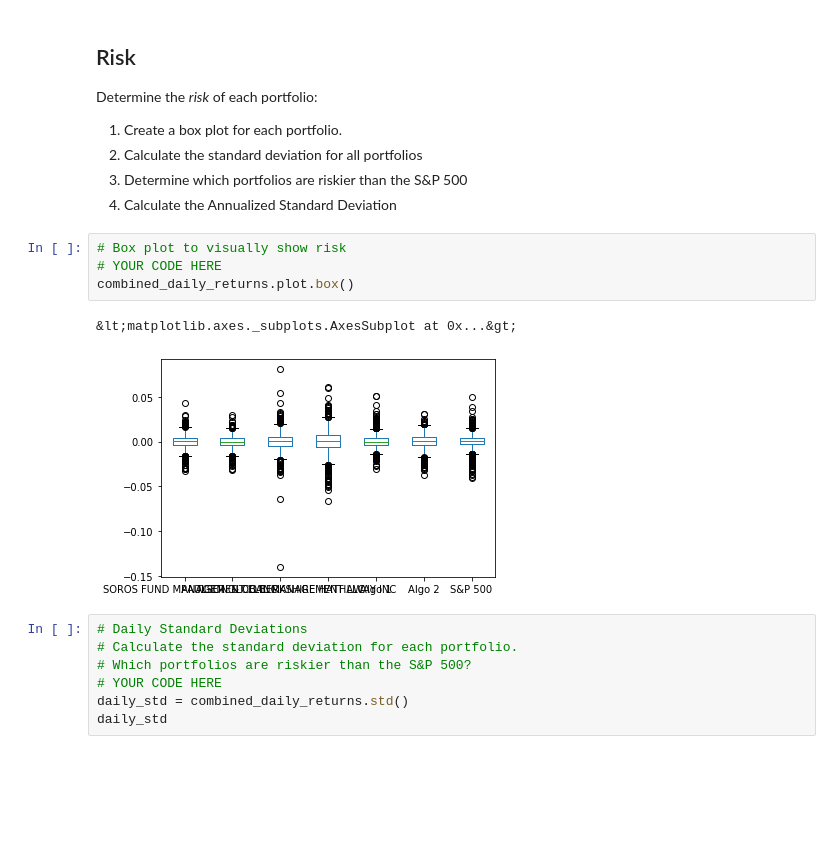
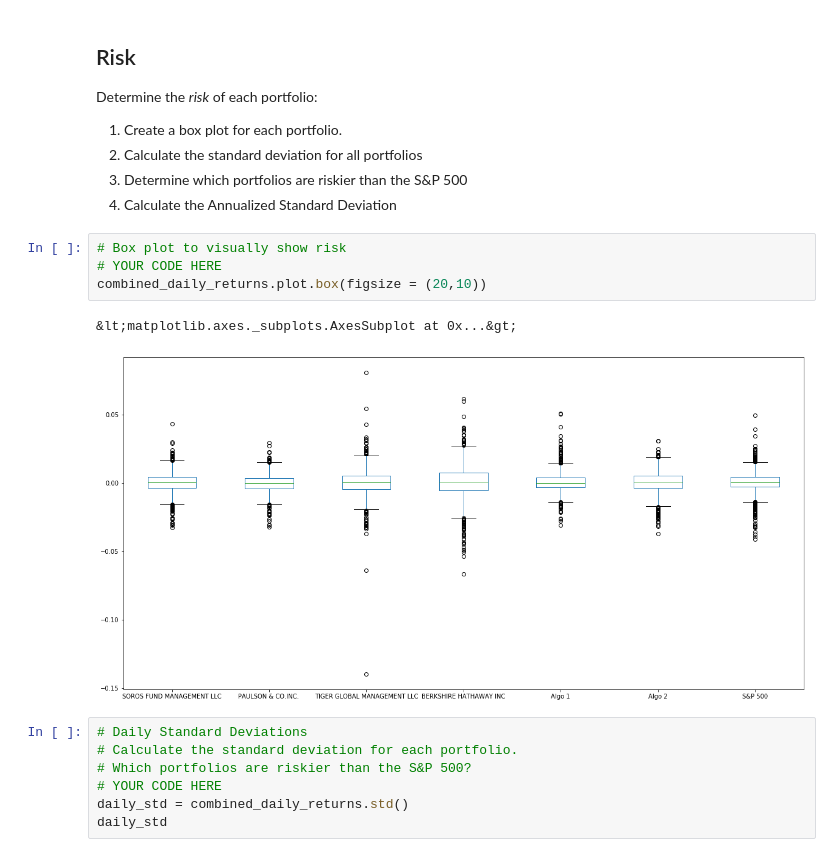
Before and after one commit to jorgeabud/pandas_analysis, a Jupyter notebook: Starter_Code/whale_analysis.ipynb, the cells around one changed output. Saved outputs shown, nothing was run; the diff lists cells and outputs as text; blank space fills up the shorter version.

```diff
--- a/Starter_Code/whale_analysis.ipynb
+++ b/Starter_Code/whale_analysis.ipynb
@@ -239,10 +239,10 @@ Determine the _risk_ of each portfolio:
 # %%
 # Box plot to visually show risk
 # YOUR CODE HERE
-combined_daily_returns.plot.box()
+combined_daily_returns.plot.box(figsize = (20,10))
 # %% [output]
 &lt;matplotlib.axes._subplots.AxesSubplot at 0x...&gt;
-[figure, old version]
+[figure, new version]
 # %%
 # Daily Standard Deviations
 # Calculate the standard deviation for each portfolio.
```
Also changed, not shown: parts of 4 cells of this notebook.
